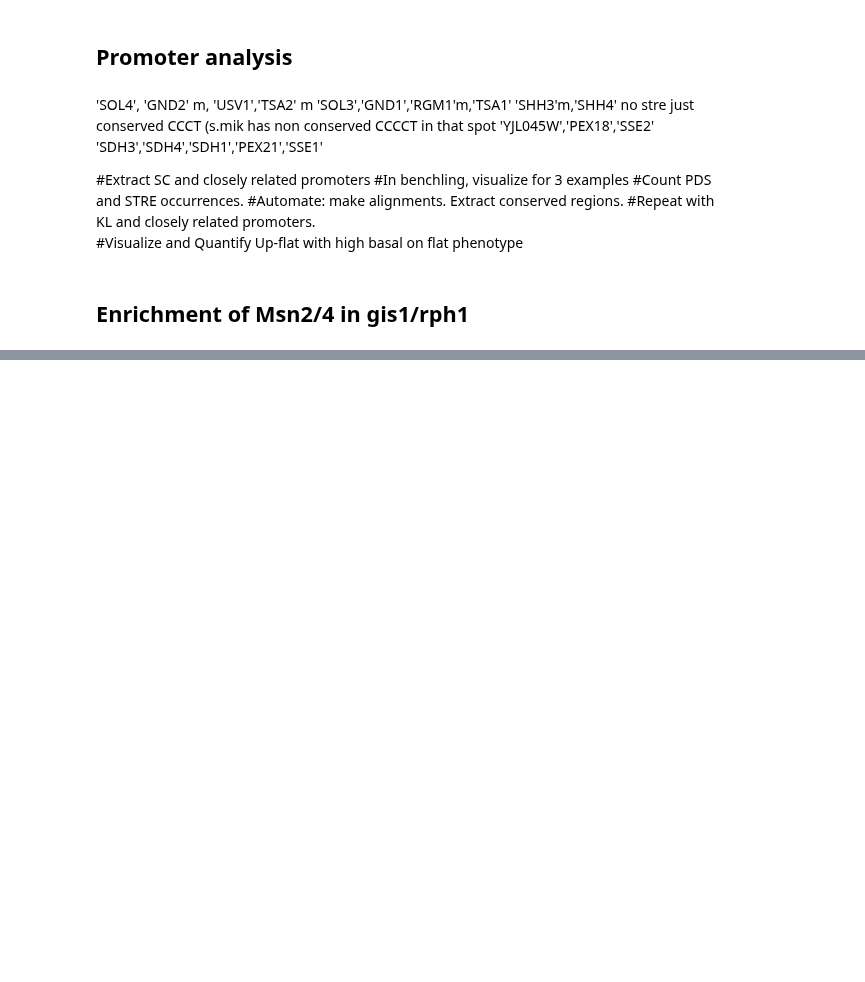
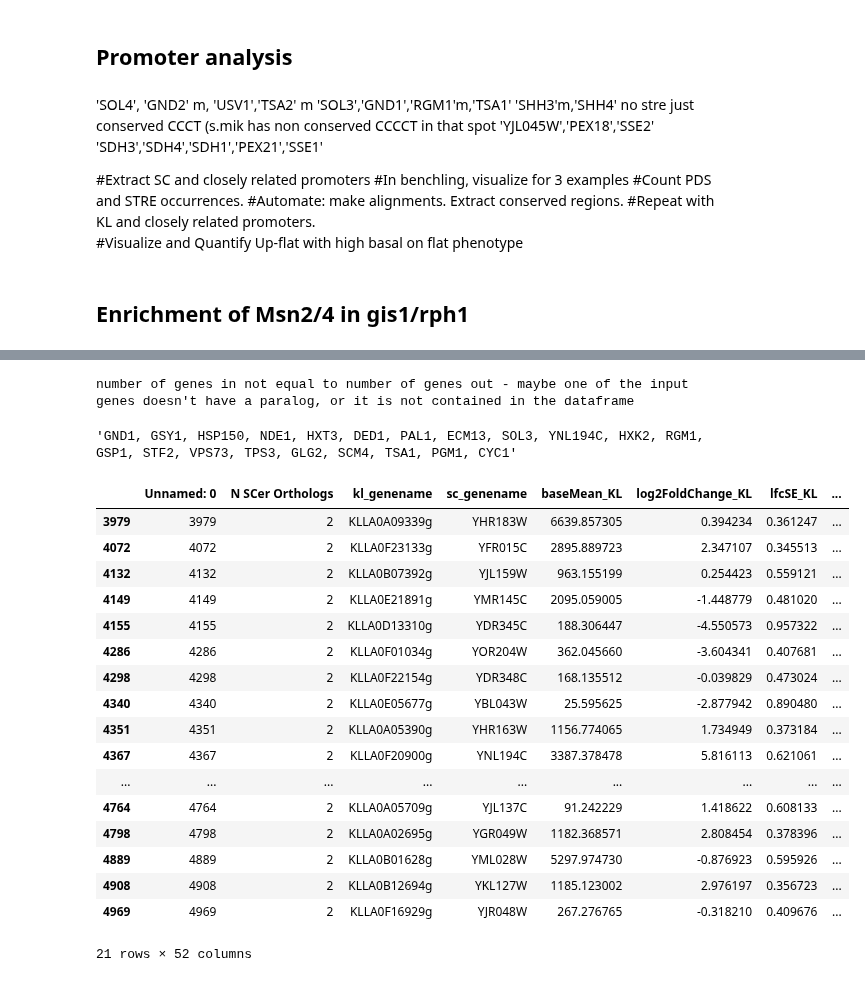
Before and after one commit to heineike02/yeast_esr_expression_analysis, a Jupyter notebook: scripts/20180327_msn24_gis1_rph1_overlap.ipynb, the cells around one changed output, grey strips where cells are left out. Cells and saved outputs as stored; diff of their text form; code cells hidden in the pictures; blank space fills up the shorter version.

Commit message:
resolved changes that had been made on the gpu but not committed.  Mainly adding paralog groups in promoter analysis summaries

```diff
--- a/scripts/20180327_msn24_gis1_rph1_overlap.ipynb
+++ b/scripts/20180327_msn24_gis1_rph1_overlap.ipynb
@@ -794,0 +755,38 @@ gr_spec_sets_N = pd.DataFrame(gr_spec_sets).applymap(len)
+# %%
+#M75 up up up
+M75_uuu = ['GPH1', 'GOR1', 'USV1', 'GSP2', 'PGM2', 'CYC7']
+M75_ufu = ['PBI2'] #up flat up
+M75_fuu = ['AIM17', 'ALD4', 'YMR196W', 'HSP12', 'ACH1', 'GND2', 'GSY2', 'YJR115W', 'FMP45'] #flat up up
+M75_fuf = ['YBR241C', 'TSA2'] #flat up flat
+M75_uuf = ['TFS1', 'RTC3', 'YBR285W', 'SPG4', 'YNL200C', 'CTT1', 'SGA1', 'GLC3', 'AGX1', 'TRX3', 'YJR096W', 'FMP48', 'PIR3', 'NDE2', 'HXT5', 'DBP1', 'YHR097C', 'SOL4', 'HXK1', 'TMA10', 'TSL1', 'GLG1', 'ATG33'] #flat flat up
+M75 = M75_uuu+M75_ufu + M75_fuu + M75_fuu + M75_fuf + M75_uuf
+M75
+M75_orth = io_library.get_other_paralogs_from_dataframe(M75, kl_sc_PKA_data_mg)
+# %% [output]
+number of genes in not equal to number of genes out - maybe one of the input genes doesn't have a paralog, or it is not contained in the dataframe
+# %%
+", ".join(M75_orth['SC_common_name'])
+# %% [output]
+'GND1, GSY1, HSP150, NDE1, HXT3, DED1, PAL1, ECM13, SOL3, YNL194C, HXK2, RGM1, GSP1, STF2, VPS73, TPS3, GLG2, SCM4, TSA1, PGM1, CYC1'
+# %%
+
+M75_orth
+# %% [output]
+|  | Unnamed: 0 | N SCer Orthologs | kl_genename | sc_genename | baseMean_KL | log2FoldChange_KL | lfcSE_KL | ... |
+| 3979 | 3979 | 2 | KLLA0A09339g | YHR183W | 6639.857305 | 0.394234 | 0.361247 | ... |
+| 4072 | 4072 | 2 | KLLA0F23133g | YFR015C | 2895.889723 | 2.347107 | 0.345513 | ... |
+| 4132 | 4132 | 2 | KLLA0B07392g | YJL159W | 963.155199 | 0.254423 | 0.559121 | ... |
+| 4149 | 4149 | 2 | KLLA0E21891g | YMR145C | 2095.059005 | -1.448779 | 0.481020 | ... |
+| 4155 | 4155 | 2 | KLLA0D13310g | YDR345C | 188.306447 | -4.550573 | 0.957322 | ... |
+| 4286 | 4286 | 2 | KLLA0F01034g | YOR204W | 362.045660 | -3.604341 | 0.407681 | ... |
+| 4298 | 4298 | 2 | KLLA0F22154g | YDR348C | 168.135512 | -0.039829 | 0.473024 | ... |
+| 4340 | 4340 | 2 | KLLA0E05677g | YBL043W | 25.595625 | -2.877942 | 0.890480 | ... |
+| 4351 | 4351 | 2 | KLLA0A05390g | YHR163W | 1156.774065 | 1.734949 | 0.373184 | ... |
+| 4367 | 4367 | 2 | KLLA0F20900g | YNL194C | 3387.378478 | 5.816113 | 0.621061 | ... |
+| ... | ... | ... | ... | ... | ... | ... | ... | ... |
+| 4764 | 4764 | 2 | KLLA0A05709g | YJL137C | 91.242229 | 1.418622 | 0.608133 | ... |
+| 4798 | 4798 | 2 | KLLA0A02695g | YGR049W | 1182.368571 | 2.808454 | 0.378396 | ... |
+| 4889 | 4889 | 2 | KLLA0B01628g | YML028W | 5297.974730 | -0.876923 | 0.595926 | ... |
+| 4908 | 4908 | 2 | KLLA0B12694g | YKL127W | 1185.123002 | 2.976197 | 0.356723 | ... |
+| 4969 | 4969 | 2 | KLLA0F16929g | YJR048W | 267.276765 | -0.318210 | 0.409676 | ... |
+21 rows × 52 columns
```
Also changed, not shown: parts of 13 cells of this notebook, 1 other file.
